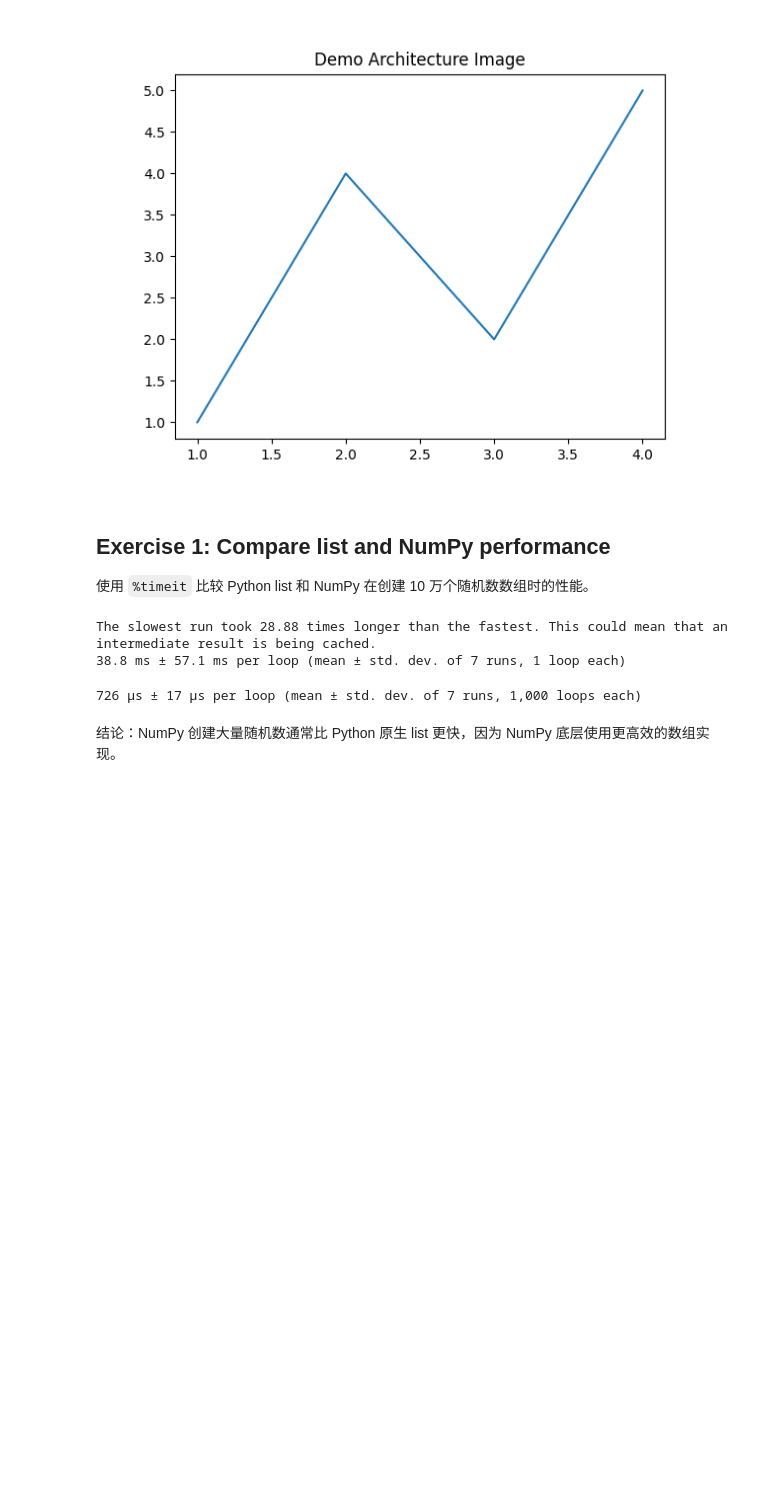
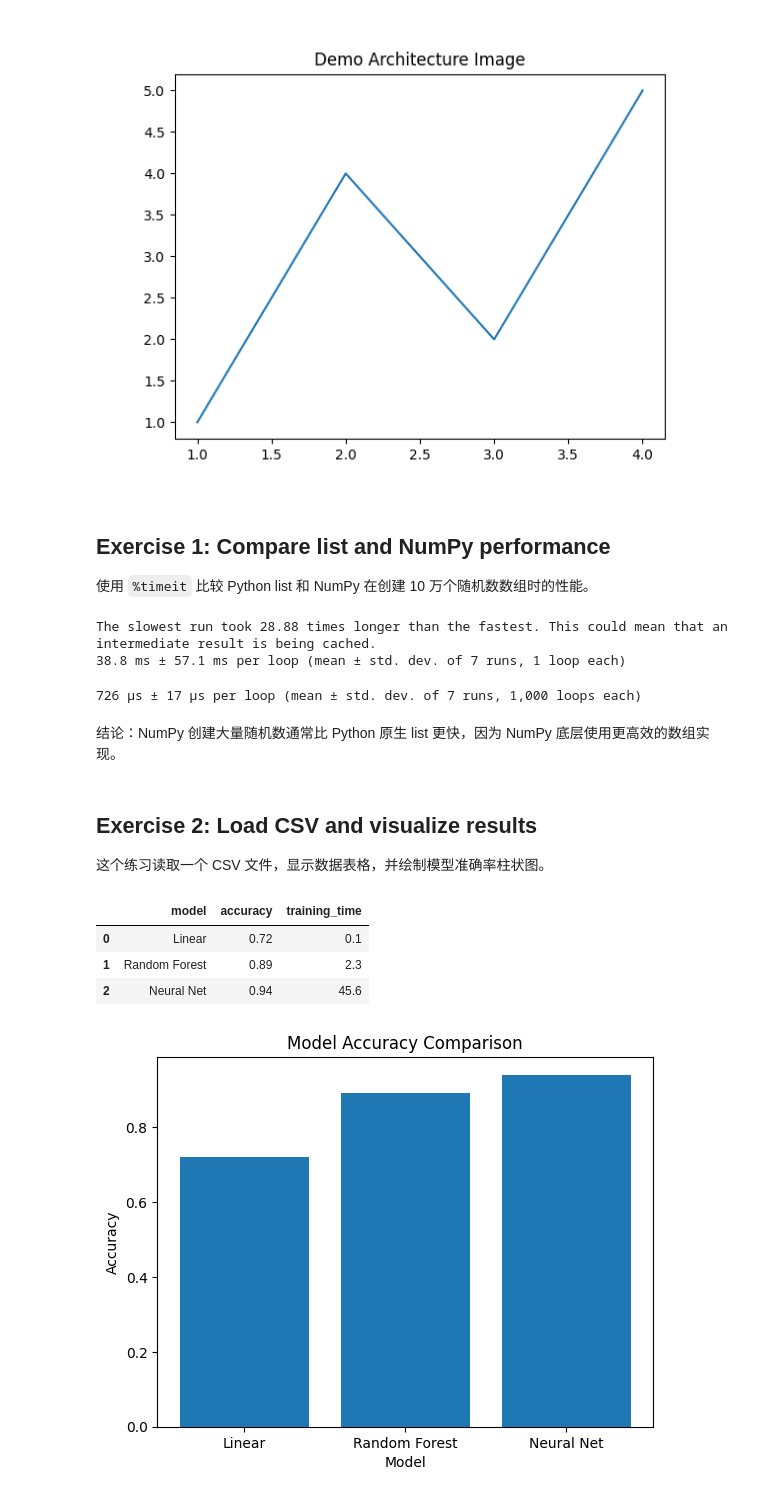
Before and after one commit to Switzer595/ai-engineering-from-scratch, a Jupyter notebook: phases/00-setup-and-tooling/05-jupyter-notebooks/qwen_notebook.ipynb, the cells around one changed output. Drawn from its saved outputs; the diff is of its cells as text; code cells hidden in the pictures; blank space fills up the shorter version.

Commit message:
Complete Jupyter notebook exercises

```diff
--- a/phases/00-setup-and-tooling/05-jupyter-notebooks/qwen_notebook.ipynb
+++ b/phases/00-setup-and-tooling/05-jupyter-notebooks/qwen_notebook.ipynb
@@ -134,3 +133,28 @@ The slowest run took 28.88 times longer than the fastest. This could mean that a
 726 μs ± 17 μs per loop (mean ± std. dev. of 7 runs, 1,000 loops each)
 # %% [markdown]
 结论：NumPy 创建大量随机数通常比 Python 原生 list 更快，因为 NumPy 底层使用更高效的数组实现。
+# %% [markdown]
+## Exercise 2: Load CSV and visualize results
+
+这个练习读取一个 CSV 文件，显示数据表格，并绘制模型准确率柱状图。
+# %%
+import pandas as pd
+
+df = pd.read_csv("model_results.csv")
+df
+# %% [output]
+|  | model | accuracy | training_time |
+| 0 | Linear | 0.72 | 0.1 |
+| 1 | Random Forest | 0.89 | 2.3 |
+| 2 | Neural Net | 0.94 | 45.6 |
+# %%
+import matplotlib.pyplot as plt
+
+plt.figure()
+plt.bar(df["model"], df["accuracy"])
+plt.xlabel("Model")
+plt.ylabel("Accuracy")
+plt.title("Model Accuracy Comparison")
+plt.show()
+# %% [output]
+[figure, added]
```
Also changed, not shown: parts of 1 cell of this notebook.
